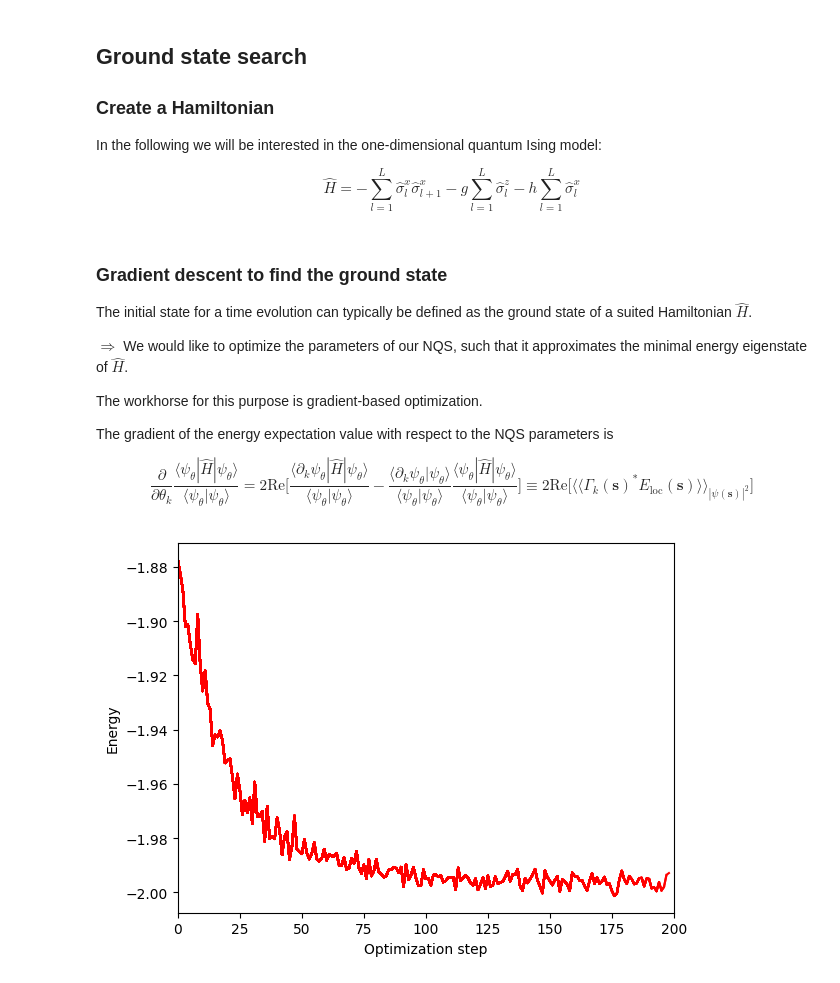
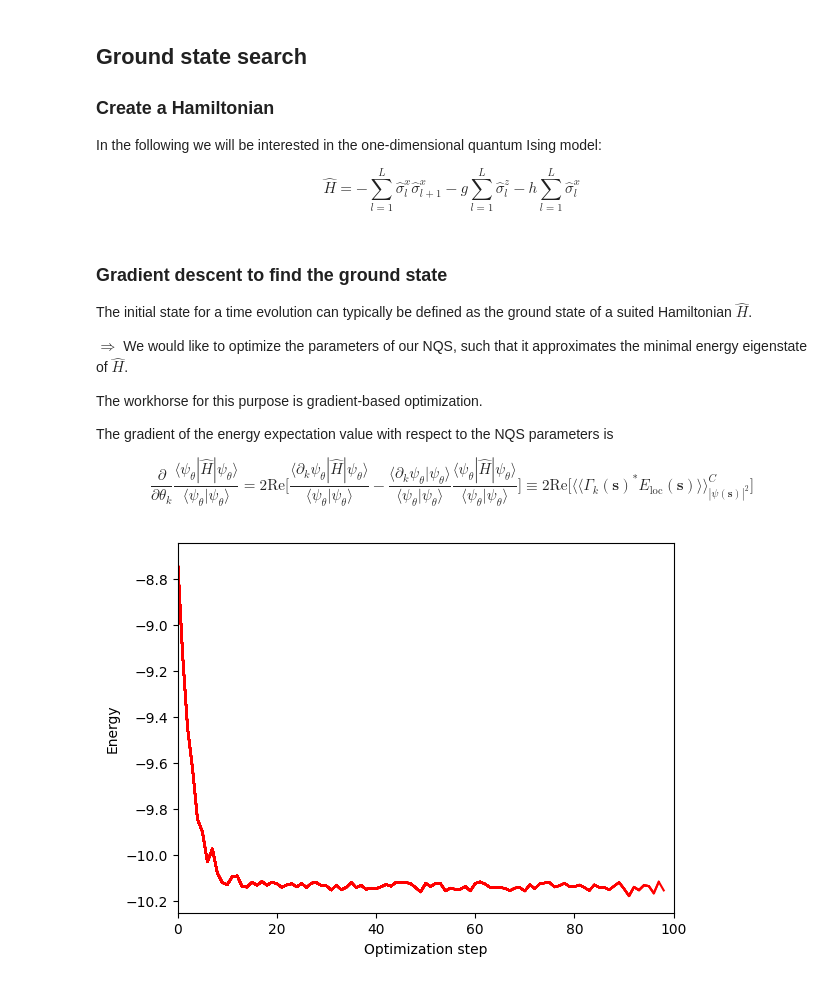
Before and after one commit to markusschmitt/quant24_summer_school, a Jupyter notebook: nqs_tutorial.ipynb, the cells around one changed output. Drawn from its saved outputs; the diff is of its cells as text; code cells hidden in the pictures.

```diff
--- a/nqs_tutorial.ipynb
+++ b/nqs_tutorial.ipynb
@@ -302,16 +301,9 @@ h = 0.25
 H = BranchFreeOperator()
 
 for l in range(L):
-#     H.add( scal_opstr(-1.0, (Sx(l), Sx((l+1)%L))) )    # - Sx(l) Sx(l+1)
+    H.add( scal_opstr(-1.0, (Sx(l), Sx((l+1)%L))) )    # - Sx(l) Sx(l+1)
     H.add( scal_opstr(-h, (Sx(l),)) )                  # -h Sx(l)
-#     H.add( scal_opstr(-g, (Sz(l),)) )                  # -g Sz(l)
-
-# H = BranchFreeOperator()
-
-# for l in range(L):
-#     H.add( scal_opstr(-1.0, (Sz(l), Sz((l+1)%L))) )    # - Sx(l) Sx(l+1)
-#     H.add( scal_opstr(-0.0, (Sz(l),)) )                  # -h Sx(l)
-#     H.add( scal_opstr(-2.0, (Sx(l),)) )                  # -g Sz(l)
+    H.add( scal_opstr(-g, (Sz(l),)) )                  # -g Sz(l)
 # %%
 observables["energy"] = H
 # %% [markdown]
@@ -331,7 +323,7 @@ $$\frac{\partial}{\partial\theta_k} \frac{\langle\psi_\theta|\hat H|\psi_\theta\
     -\frac{\langle\partial_k\psi_\theta|\psi_\theta\rangle}{\langle\psi_\theta|\psi_\theta\rangle}\frac{\langle\psi_\theta|\hat H|\psi_\theta\rangle}{\langle\psi_\theta|\psi_\theta\rangle}
 \bigg]
 \equiv
-2\text{Re}\Big[\langle\langle \Gamma_k(\mathbf s)^*E_{\text{loc}}(\mathbf s)\rangle\rangle_{|\psi(\mathbf s)|^2}\Big]
+2\text{Re}\Big[\langle\langle \Gamma_k(\mathbf s)^*E_{\text{loc}}(\mathbf s)\rangle\rangle_{|\psi(\mathbf s)|^2}^C\Big]
 $$
 # %%
 def run_gs_search(numSteps, learningRate, numSamples, H, L, psi, displayPlot=True):
@@ -376,15 +368,15 @@ def run_gs_search(numSteps, learningRate, numSamples, H, L, psi, displayPlot=Tru
 
     return energies
 # %%
-numSteps = 200
+numSteps = 100
 learningRate = 0.025
 numSamples = 500
 
 psi = NQS(MyNet(width=50))
 
 energies = run_gs_search(numSteps, learningRate, numSamples, H, L, psi)
 # %% [output]
-[figure, old version]
+[figure, new version]
 # %%
 fig, ax = plt.subplots(1,2, figsize=(12,4))
 ax[0].plot(energies[:,0], energies[:,1])
```
Also changed, not shown: parts of 17 cells of this notebook, 3 other files.
